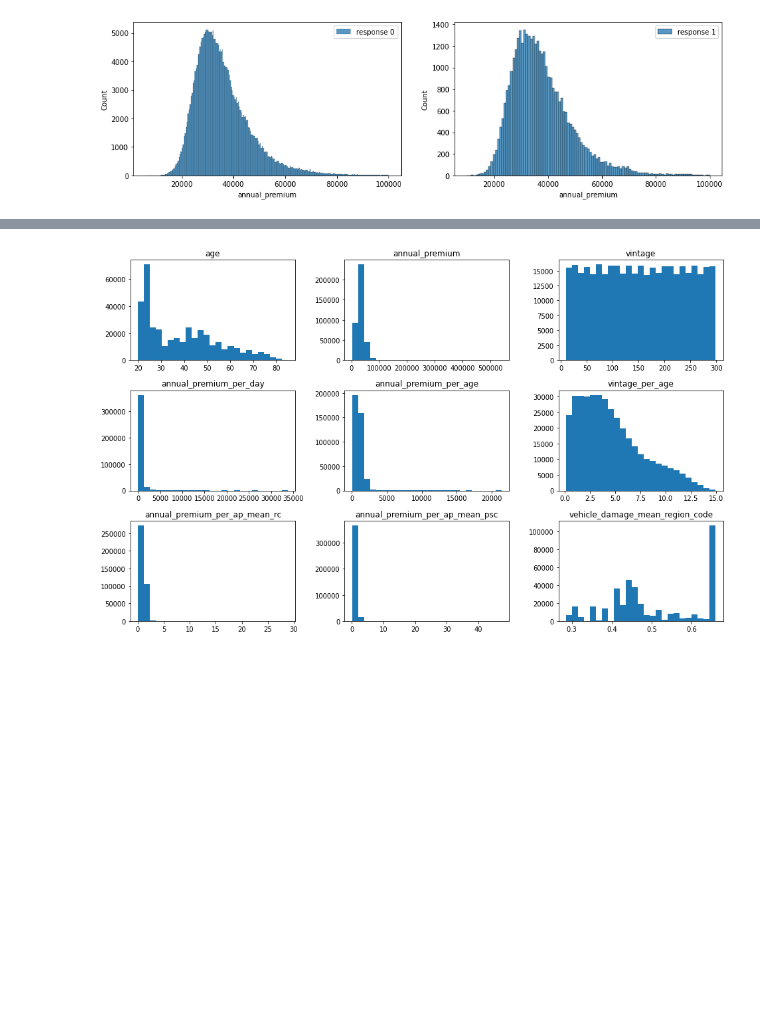
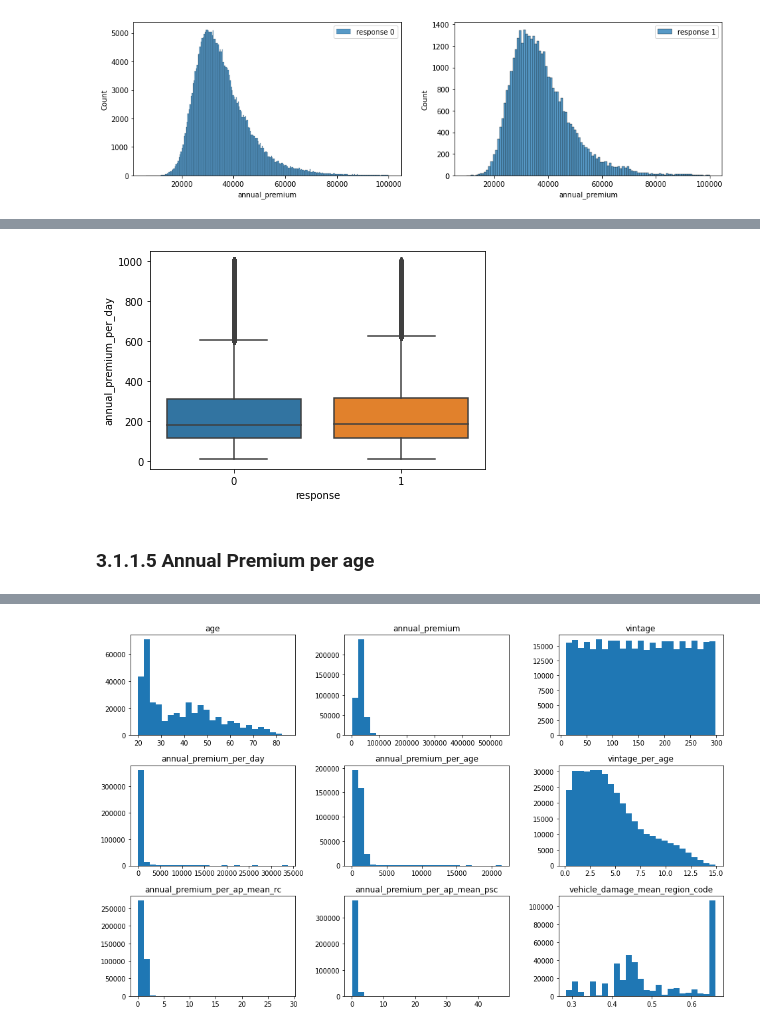
Before and after one commit to LessioGuilherme/pa004_health_insurance_cross_sell, a Jupyter notebook: pa004_health_insurance_cross_sell_sprint03.ipynb, the cells around one changed output, grey strips where cells are left out. Saved outputs shown, nothing was run; the diff lists cells and outputs as text; code cells hidden in the pictures; blank space fills up the shorter version.

```diff
--- a/pa004_health_insurance_cross_sell_sprint03.ipynb
+++ b/pa004_health_insurance_cross_sell_sprint03.ipynb
@@ -507,0 +525,8 @@ axs[1].legend(labels=['response 1'])
+# %%
+aux4= df3[df3['annual_premium_per_day']<1000]
+# %%
+sns.boxplot(x= 'response', y='annual_premium_per_day', data=aux4);
+# %% [output]
+[figure, added]
+# %% [markdown]
+### 3.1.1.5 Annual Premium per age
```
Also changed, not shown: parts of 9 cells of this notebook.
